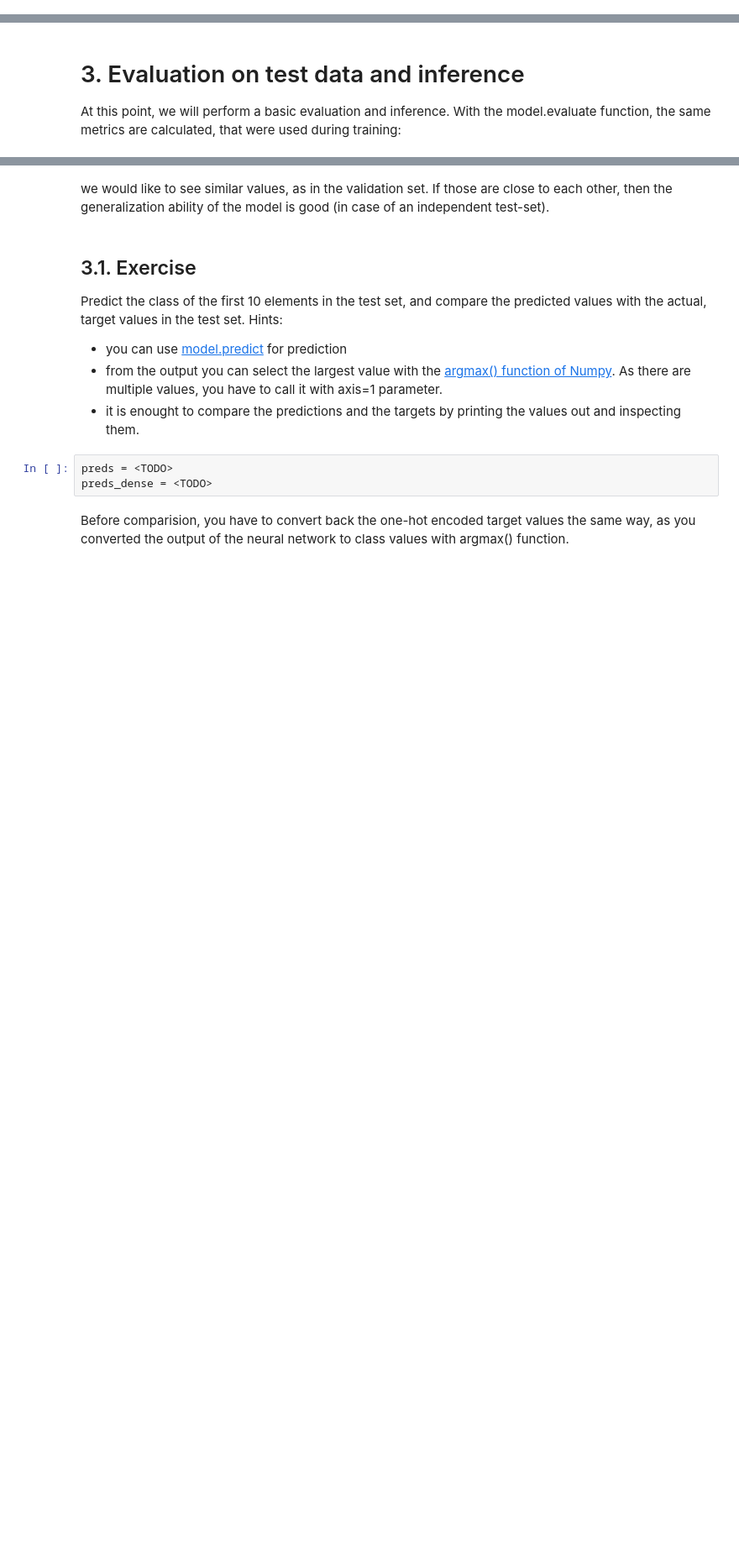
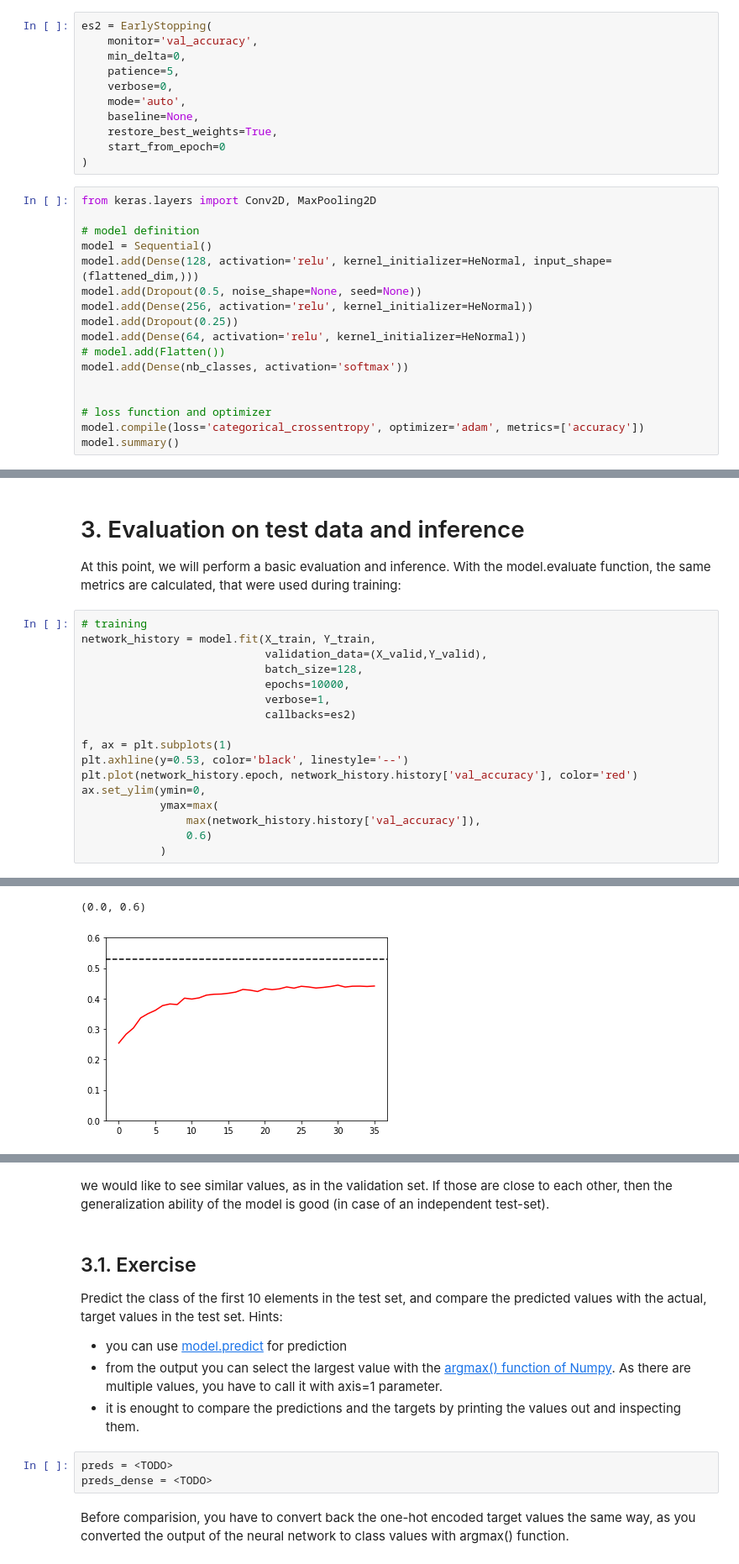
Before and after one commit to rjaa2020/deep-learning-sp23, a Jupyter notebook: rahul_assessment3.ipynb, the cells around one changed output, grey strips where cells are left out. Shown: that part at 84% size. Drawn from its saved outputs; the diff is of its cells as text; blank space fills up the shorter version.

```diff
--- a/rahul_assessment3.ipynb
+++ b/rahul_assessment3.ipynb
@@ -389,0 +393,28 @@ network_history = model.fit(<TODO>)
+# %%
+es2 = EarlyStopping(
+	monitor='val_accuracy',
+	min_delta=0,
+	patience=5,
+	verbose=0,
+	mode='auto',
+	baseline=None,
+	restore_best_weights=True,
+	start_from_epoch=0
+)
+# %%
+from keras.layers import Conv2D, MaxPooling2D
+
+# model definition
+model = Sequential()
+model.add(Dense(128, activation='relu', kernel_initializer=HeNormal, input_shape=(flattened_dim,)))
+model.add(Dropout(0.5, noise_shape=None, seed=None))
+model.add(Dense(256, activation='relu', kernel_initializer=HeNormal))
+model.add(Dropout(0.25))
+model.add(Dense(64, activation='relu', kernel_initializer=HeNormal))
+# model.add(Flatten())
+model.add(Dense(nb_classes, activation='softmax'))
+
+
+# loss function and optimizer
+model.compile(loss='categorical_crossentropy', optimizer='adam', metrics=['accuracy'])
+model.summary()
@@ -390,3 +439,21 @@ network_history = model.fit(<TODO>)
 # %% [markdown]
 # 3. Evaluation on test data and inference
 At this point, we will perform a basic evaluation and inference. With the model.evaluate function, the same metrics are calculated, that were used during training:
+# %%
+# training
+network_history = model.fit(X_train, Y_train,
+                            validation_data=(X_valid,Y_valid),
+                            batch_size=128,
+                            epochs=10000,
+                            verbose=1,
+                            callbacks=es2)
+
+f, ax = plt.subplots(1)
+plt.axhline(y=0.53, color='black', linestyle='--')
+plt.plot(network_history.epoch, network_history.history['val_accuracy'], color='red')
+ax.set_ylim(ymin=0,
+            ymax=max(
+                max(network_history.history['val_accuracy']),
+                0.6)
+            )
+# %% [output]
@@ -393,2 +477,4 @@ At this point, we will perform a basic evaluation and inference. With the model.
+(0.0, 0.6)
+[figure, added]
 # %%
 print(model.evaluate(X_test, Y_test))
```
Also changed, not shown: parts of 12 cells of this notebook.
